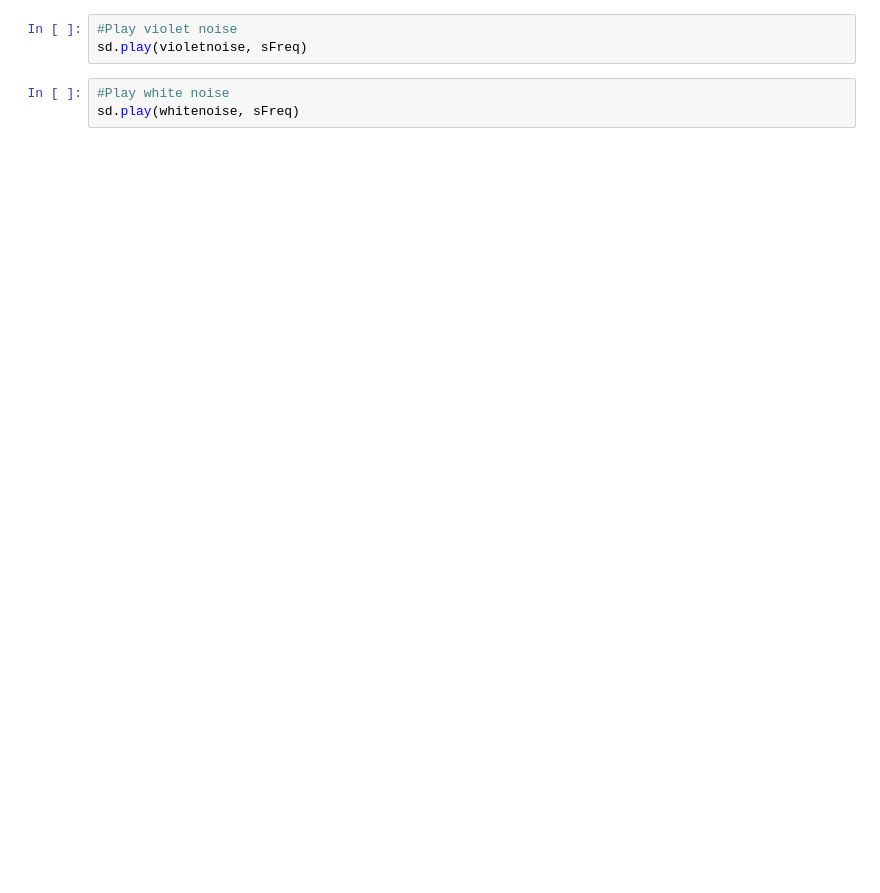
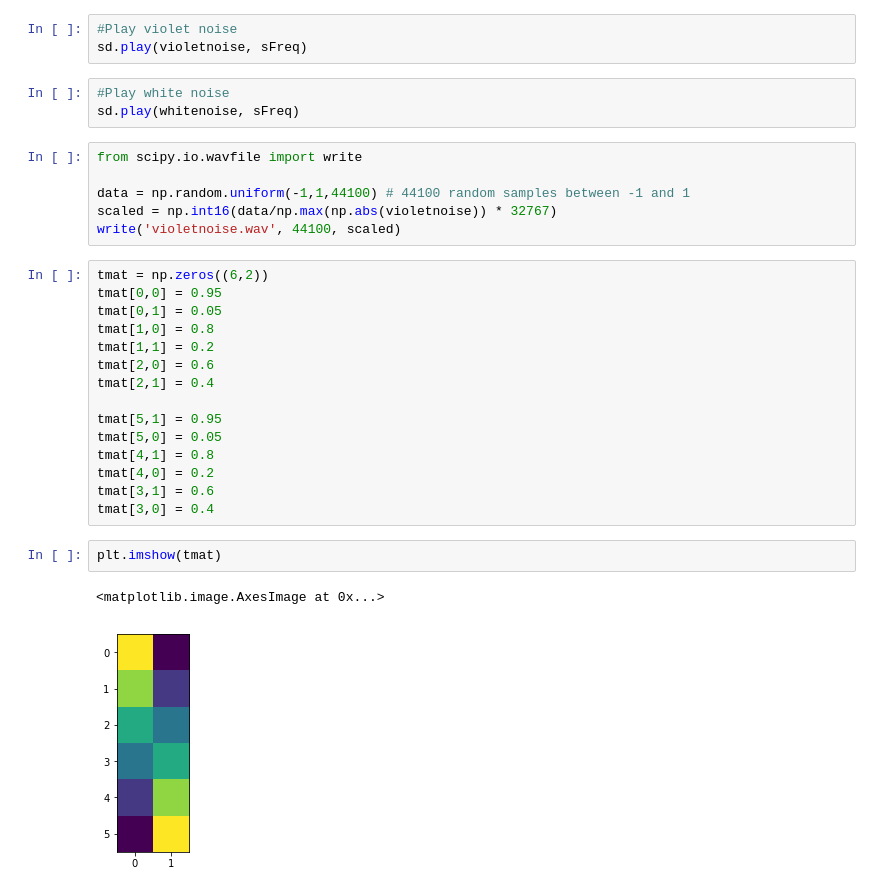
Before and after one commit to kirkesolator/DataHandling, a Jupyter notebook: Audio_test.ipynb, the cells around one changed output. Saved outputs shown, nothing was run; the diff lists cells and outputs as text; blank space fills up the shorter version.

```diff
--- a/Audio_test.ipynb
+++ b/Audio_test.ipynb
@@ -69,3 +83,29 @@ sd.play(violetnoise, sFreq)
 # %%
 #Play white noise
 sd.play(whitenoise, sFreq)
+# %%
+from scipy.io.wavfile import write
+
+data = np.random.uniform(-1,1,44100) # 44100 random samples between -1 and 1
+scaled = np.int16(data/np.max(np.abs(violetnoise)) * 32767)
+write('violetnoise.wav', 44100, scaled)
+# %%
+tmat = np.zeros((6,2))
+tmat[0,0] = 0.95
+tmat[0,1] = 0.05
+tmat[1,0] = 0.8
+tmat[1,1] = 0.2
+tmat[2,0] = 0.6
+tmat[2,1] = 0.4
+
+tmat[5,1] = 0.95
+tmat[5,0] = 0.05
+tmat[4,1] = 0.8
+tmat[4,0] = 0.2
+tmat[3,1] = 0.6
+tmat[3,0] = 0.4
+# %%
+plt.imshow(tmat)
+# %% [output]
+<matplotlib.image.AxesImage at 0x...>
+[figure, added]
```
Also changed, not shown: parts of 7 cells of this notebook, 2 other files.
